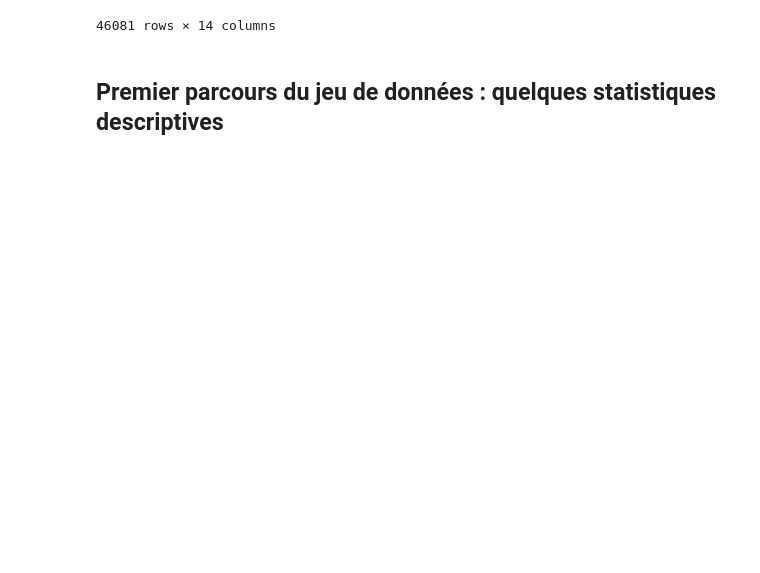
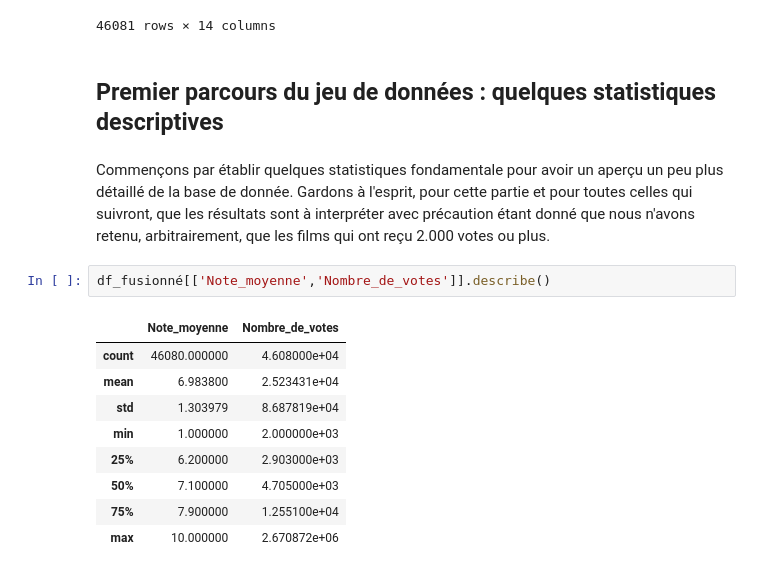
Before and after one commit to Jeremstar/Projet-de-DINGUE, a Jupyter notebook: Notebook/Scrap_IMDb.ipynb, the cells around one changed output. Cells and saved outputs as stored; diff of their text form; blank space fills up the shorter version.

```diff
--- a/Notebook/Scrap_IMDb.ipynb
+++ b/Notebook/Scrap_IMDb.ipynb
@@ -323,3 +341,17 @@ df_fusionné
 46081 rows × 14 columns
 # %% [markdown]
 ## Premier parcours du jeu de données : quelques statistiques descriptives
+# %% [markdown]
+Commençons par établir quelques statistiques fondamentale pour avoir un aperçu un peu plus détaillé de la base de donnée. Gardons à l'esprit, pour cette partie et pour toutes celles qui suivront, que les résultats sont à interpréter avec précaution étant donné que nous n'avons retenu, arbitrairement, que les films qui ont reçu 2.000 votes ou plus.
+# %%
+df_fusionné[['Note_moyenne','Nombre_de_votes']].describe()
+# %% [output]
+|  | Note_moyenne | Nombre_de_votes |
+| count | 46080.000000 | 4.608000e+04 |
+| mean | 6.983800 | 2.523431e+04 |
+| std | 1.303979 | 8.687819e+04 |
+| min | 1.000000 | 2.000000e+03 |
+| 25% | 6.200000 | 2.903000e+03 |
+| 50% | 7.100000 | 4.705000e+03 |
+| 75% | 7.900000 | 1.255100e+04 |
+| max | 10.000000 | 2.670872e+06 |
```
Also changed, not shown: parts of 13 cells of this notebook.
